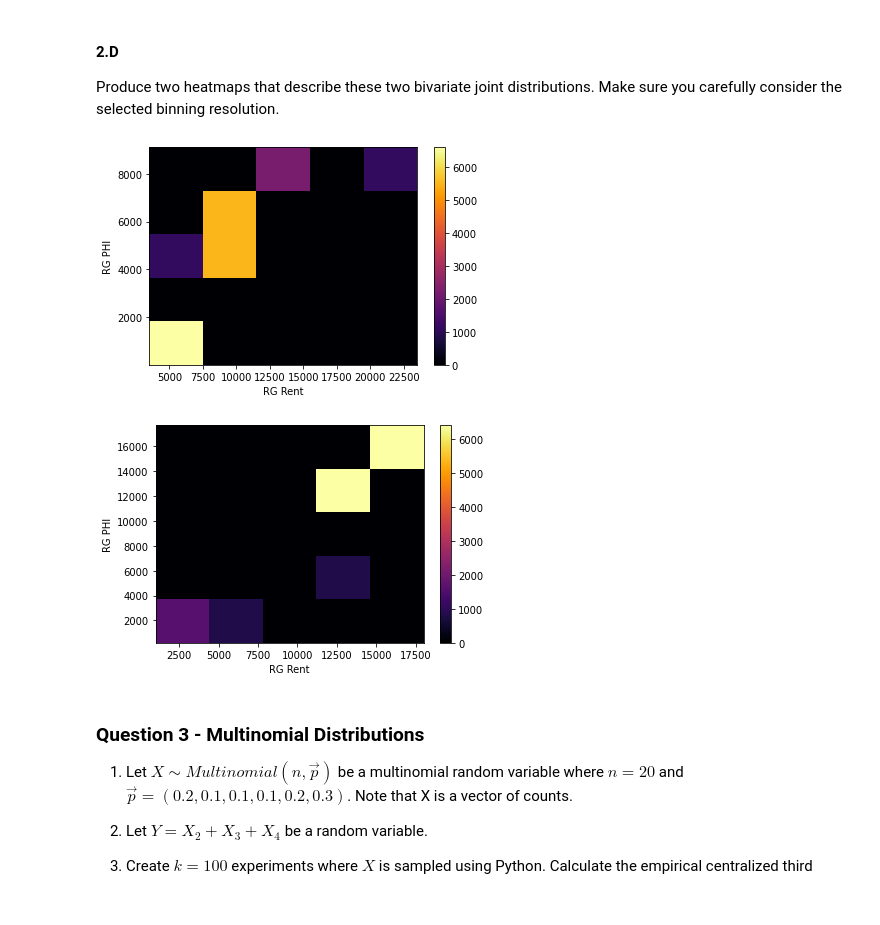
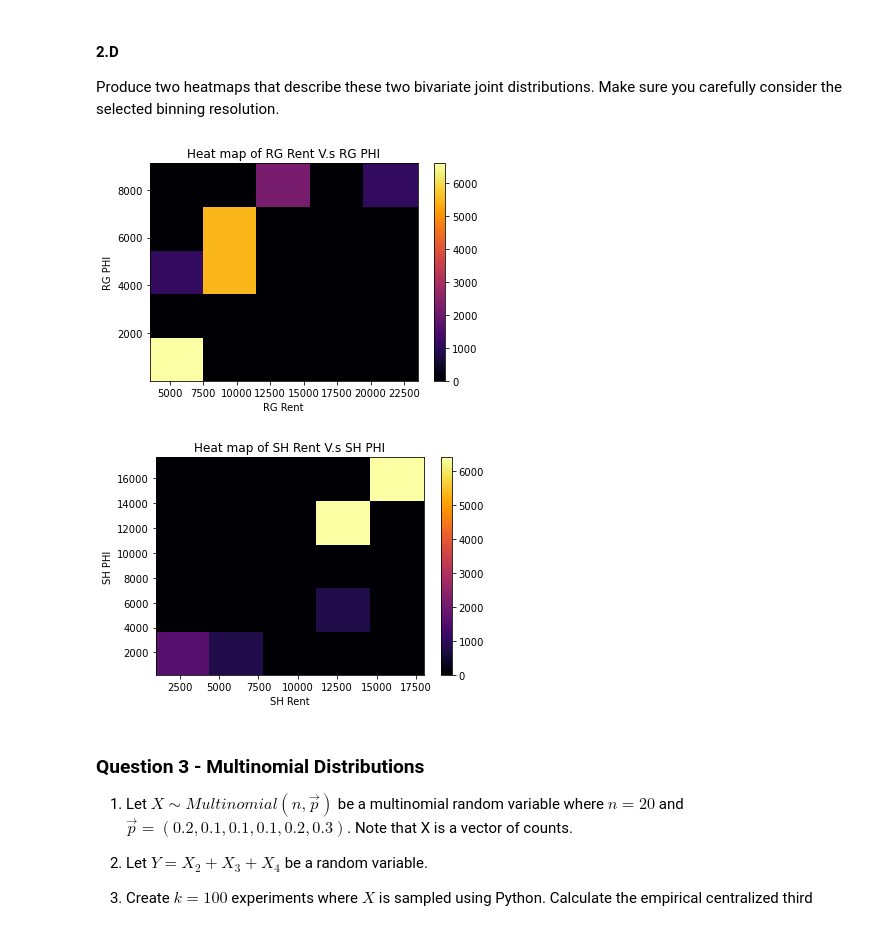
Before and after one commit to RoyR-IDC/StatisticsAndDataAnalysis, a Jupyter notebook: HW1.ipynb, the cells around one changed output. Cells and saved outputs as stored; diff of their text form; code cells hidden in the pictures.

```diff
--- a/HW1.ipynb
+++ b/HW1.ipynb
@@ -424,19 +431,21 @@ Produce two heatmaps that describe these two bivariate joint distributions. Make
 # %%
 plt.hist2d(x=PHI_values_RG,y=rent_prices_RG,cmap='inferno',bins=5)
 plt.xlabel('RG Rent')
 plt.ylabel('RG PHI')
+plt.title('Heat map of RG Rent V.s RG PHI')
 plt.colorbar()
 plt.show()
 # %% [output]
-[figure, old version]
+[figure, new version]
 # %%
 plt.hist2d(x=PHI_values_SH,y=rent_prices_SH,cmap='inferno',bins=5)
-plt.xlabel('RG Rent')
-plt.ylabel('RG PHI')
+plt.xlabel('SH Rent')
+plt.ylabel('SH PHI')
+plt.title('Heat map of SH Rent V.s SH PHI')
 plt.colorbar()
 plt.show()
 # %% [output]
-[figure, old version]
+[figure, new version]
 # %% [markdown]
 ### Question 3 - Multinomial Distributions
 
```
Also changed, not shown: parts of 13 cells of this notebook.
